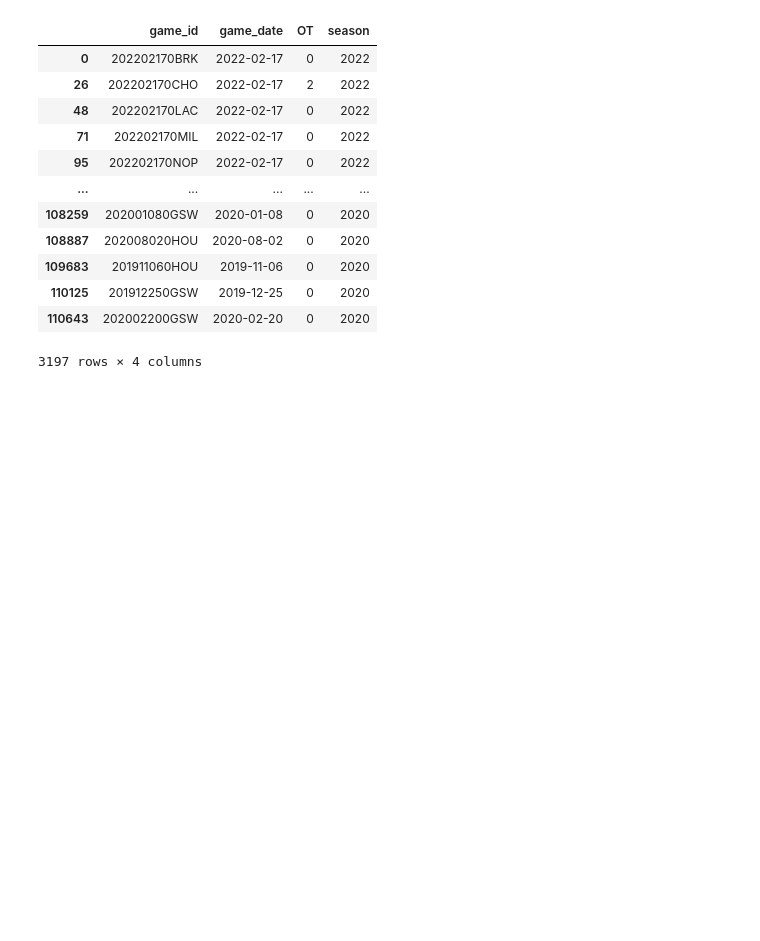
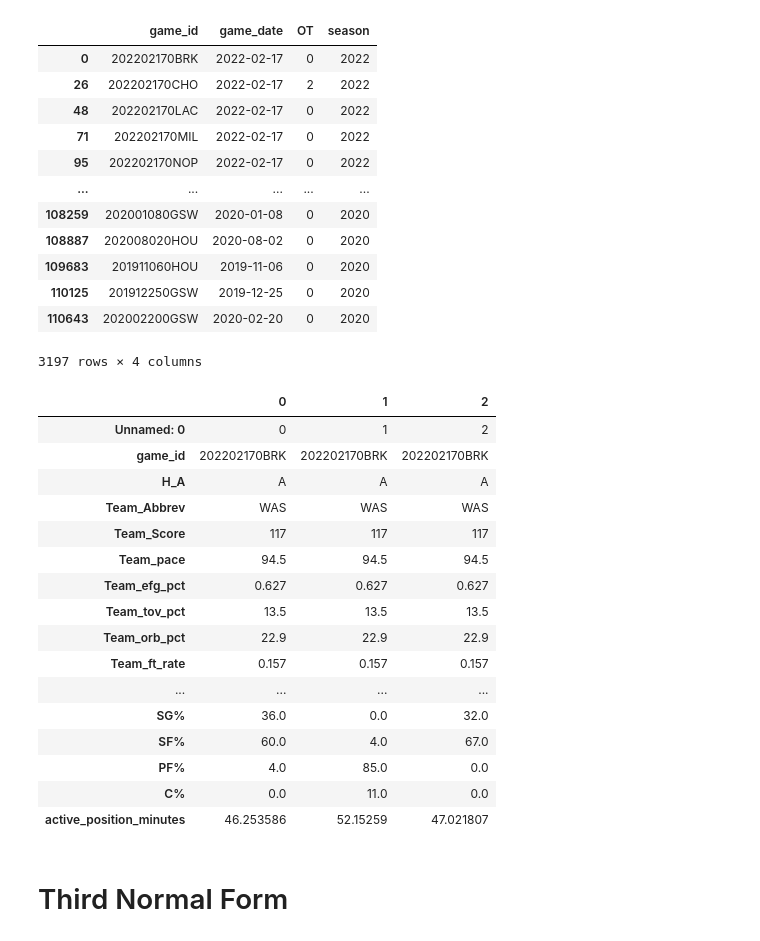
Before and after one commit to eanelson01/contrans2023, a Jupyter notebook: nba.ipynb, the cells around one changed output. Drawn from its saved outputs; the diff is of its cells as text; code cells hidden in the pictures; blank space fills up the shorter version.

Commit message:
Added 3rd Normal form DB and ER diagram

```diff
--- a/nba.ipynb
+++ b/nba.ipynb
@@ -112,3 +135,25 @@ games
 3197 rows × 4 columns
 # %%
 nba = nba.drop(['game_date', 'OT', 'season'], axis = 1)
+# %%
+nba.head(3).T
+# %% [output]
+|  | 0 | 1 | 2 |
+| Unnamed: 0 | 0 | 1 | 2 |
+| game_id | 202202170BRK | 202202170BRK | 202202170BRK |
+| H_A | A | A | A |
+| Team_Abbrev | WAS | WAS | WAS |
+| Team_Score | 117 | 117 | 117 |
+| Team_pace | 94.5 | 94.5 | 94.5 |
+| Team_efg_pct | 0.627 | 0.627 | 0.627 |
+| Team_tov_pct | 13.5 | 13.5 | 13.5 |
+| Team_orb_pct | 22.9 | 22.9 | 22.9 |
+| Team_ft_rate | 0.157 | 0.157 | 0.157 |
+| ... | ... | ... | ... |
+| SG% | 36.0 | 0.0 | 32.0 |
+| SF% | 60.0 | 4.0 | 67.0 |
+| PF% | 4.0 | 85.0 | 0.0 |
+| C% | 0.0 | 11.0 | 0.0 |
+| active_position_minutes | 46.253586 | 52.15259 | 47.021807 |
+# %% [markdown]
+# Third Normal Form
```
Also changed, not shown: parts of 14 cells of this notebook, 1 other file.
